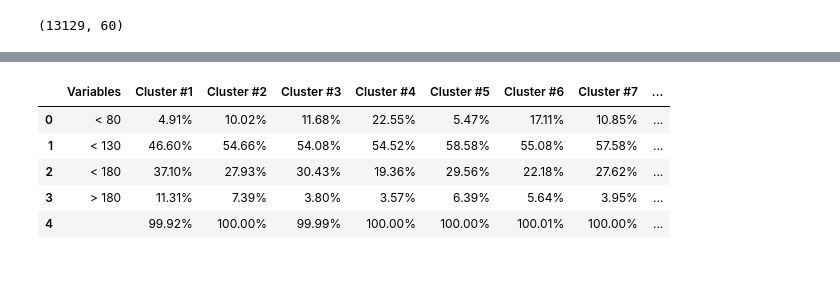
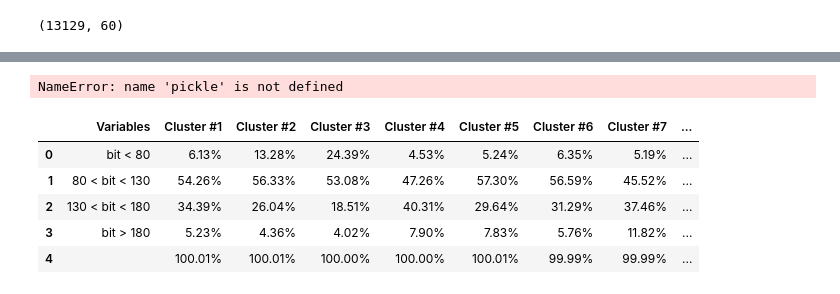
Before and after one commit to FilMastro/ADM-Homework4, a Jupyter notebook: Ex2 Andrea.ipynb, the cells around one changed output, grey strips where cells are left out. Drawn from its saved outputs; the diff is of its cells as text; code cells hidden in the pictures.

```diff
--- a/Ex2 Andrea.ipynb
+++ b/Ex2 Andrea.ipynb
@@ -108,9 +124,29 @@ def printPivotTable(var):
+# %%
+dataset=pd.read_csv("cluster_dataset.csv")
+
+diz ={}
+df=dataset[["track_id","cluster_#"]]
+for index in range (13128) :
+    row=df.iloc[index,:]
+    track_id=row[0]
+    cluster_id=row[1]
+    if cluster_id not in diz:
+        diz[cluster_id]=[track_id]
+    else:
+        diz[cluster_id].append(track_id)
+
+with open('data/dictionary_myKmean.pkl','wb') as f:
+        pickle.dump(diz,f)
+# %% [output]
+NameError: name 'pickle' is not defined
 # %%
-printPivotTable("bit")
+import functions as f
+
+f.printPivotTableBit(diz)
 # %% [output]
 |  | Variables | Cluster #1 | Cluster #2 | Cluster #3 | Cluster #4 | Cluster #5 | Cluster #6 | Cluster #7 | ... |
-| 0 | < 80 | 4.91% | 10.02% | 11.68% | 22.55% | 5.47% | 17.11% | 10.85% | ... |
-| 1 | < 130 | 46.60% | 54.66% | 54.08% | 54.52% | 58.58% | 55.08% | 57.58% | ... |
-| 2 | < 180 | 37.10% | 27.93% | 30.43% | 19.36% | 29.56% | 22.18% | 27.62% | ... |
-| 3 | > 180 | 11.31% | 7.39% | 3.80% | 3.57% | 6.39% | 5.64% | 3.95% | ... |
-| 4 |  | 99.92% | 100.00% | 99.99% | 100.00% | 100.00% | 100.01% | 100.00% | ... |
+| 0 | bit < 80 | 6.13% | 13.28% | 24.39% | 4.53% | 5.24% | 6.35% | 5.19% | ... |
+| 1 | 80 < bit < 130 | 54.26% | 56.33% | 53.08% | 47.26% | 57.30% | 56.59% | 45.52% | ... |
+| 2 | 130 < bit < 180 | 34.39% | 26.04% | 18.51% | 40.31% | 29.64% | 31.29% | 37.46% | ... |
+| 3 | bit > 180 | 5.23% | 4.36% | 4.02% | 7.90% | 7.83% | 5.76% | 11.82% | ... |
+| 4 |  | 100.01% | 100.01% | 100.00% | 100.00% | 100.01% | 99.99% | 99.99% | ... |
```
Also changed, not shown: parts of 21 cells of this notebook, 2 other files.
